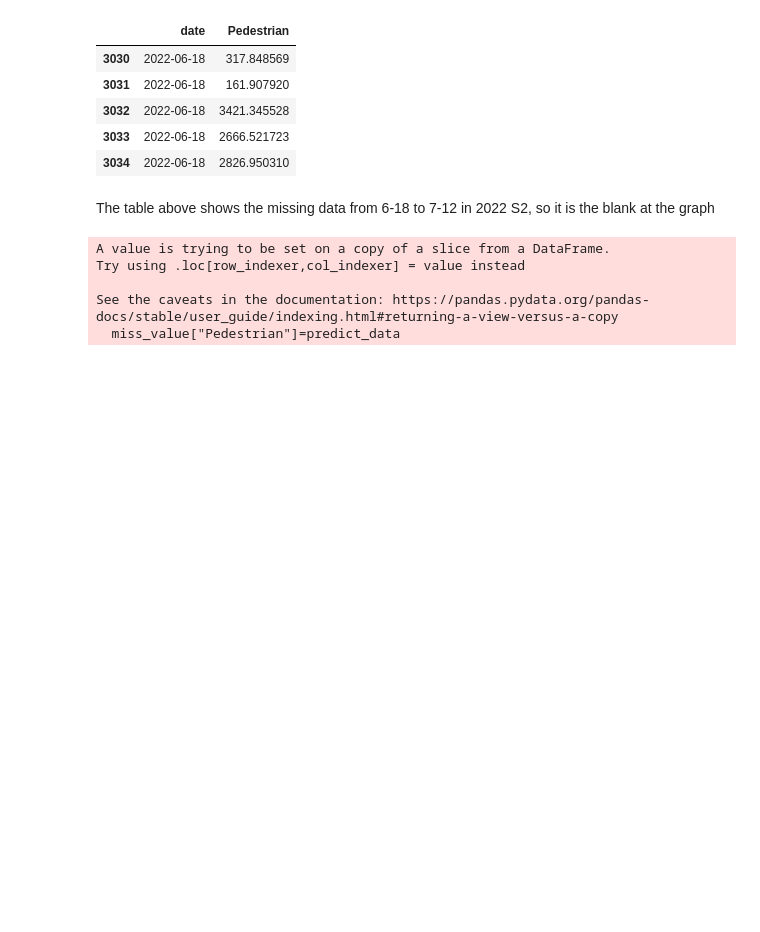
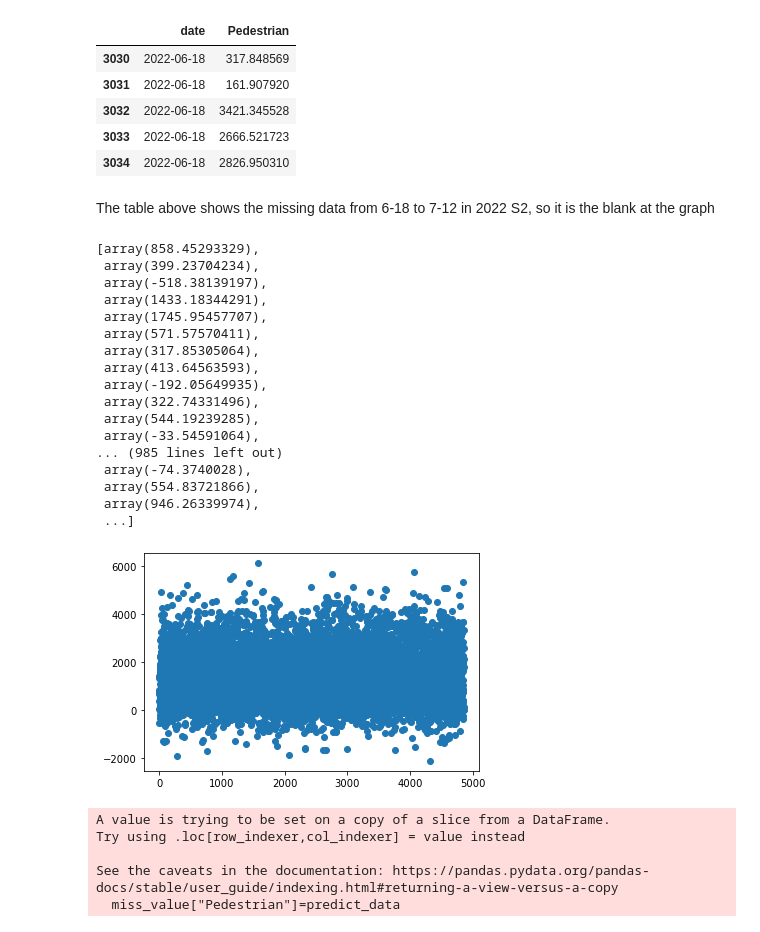
Before and after one commit to JiangYuxuan233/Intern_Yuxuan, a Jupyter notebook: Prediction_regression_and_OLS.ipynb, the cells around one changed output. Drawn from its saved outputs; the diff is of its cells as text; code cells hidden in the pictures; blank space fills up the shorter version.

```diff
--- a/Prediction_regression_and_OLS.ipynb
+++ b/Prediction_regression_and_OLS.ipynb
@@ -414,3 +411,59 @@ new_footfall =  footfall.loc[footfall["Pedestrian"]!=0]
+# %%
+miss_value = footfall.loc[footfall["Pedestrian"]==0]
+new_footfall =  footfall.loc[footfall["Pedestrian"]!=0]
+from sklearn.model_selection import train_test_split
+train_vectors,test_vectors=train_test_split(new_footfall,test_size=0.25,train_size=0.75)
+a = footfall[:-1]
+a = a[1:]
+a.loc[max(footfall.index),:]=footfall.iloc[max(footfall.index)]
+x = np.array(train_vectors.index)
+y = np.array(train_vectors["Pedestrian"])
+f = interp1d(x,y,kind="cubic")
+bb = pd.DataFrame(footfall.iloc[1])
+aa = pd.concat([bb,a])
+
+df = footfall
+df_new = df[1:]
+df_new = df_new[:-1]
+train,test=train_test_split(df_new,test_size=0.25,train_size=0.75)
+bb = df.loc[df.index==0]
+train = pd.concat([bb,train])
+train.loc[max(df.index),:]=df.iloc[max(df.index)]
+x = list(train.index)
+y = list(train["Pedestrian"])
+f = interp1d(x,y,kind="cubic")
+new_value = []
+for i in test.index:
+    new_value.append(f(i))
+select_data1 = {"P":new_value,"index":np.arange(len(test.index)),"color":"interp1d"}
+select_data1 = pd.DataFrame(select_data1)
+select_data2 = {"P":list(test["Pedestrian"]),"index":np.arange(len(test.index)),"color":"Real"}
+select_data2 = pd.DataFrame(select_data2)
+select_data = {"interp1d":new_value,"real":np.array(test["Pedestrian"])}
+select_data = pd.DataFrame(select_data)
+data1 = [select_data2,select_data1]
+result = pd.concat(data1)
+plt.scatter(result["index"],result["P"])
+new_value
+# %% [output]
+[array(858.45293329),
+ array(399.23704234),
+ array(-518.38139197),
+ array(1433.18344291),
+ array(1745.95457707),
+ array(571.57570411),
+ array(317.85305064),
+ array(413.64563593),
+ array(-192.05649935),
+ array(322.74331496),
+ array(544.19239285),
+ array(-33.54591064),
+... (985 lines left out)
+ array(-74.3740028),
+ array(554.83721866),
+ array(946.26339974),
+ ...]
+[figure, added]
 # %%
 from scipy.interpolate import interp1d
 x = np.array(new_footfall.index)
```
Also changed, not shown: parts of 3 cells of this notebook, 2 other files.
